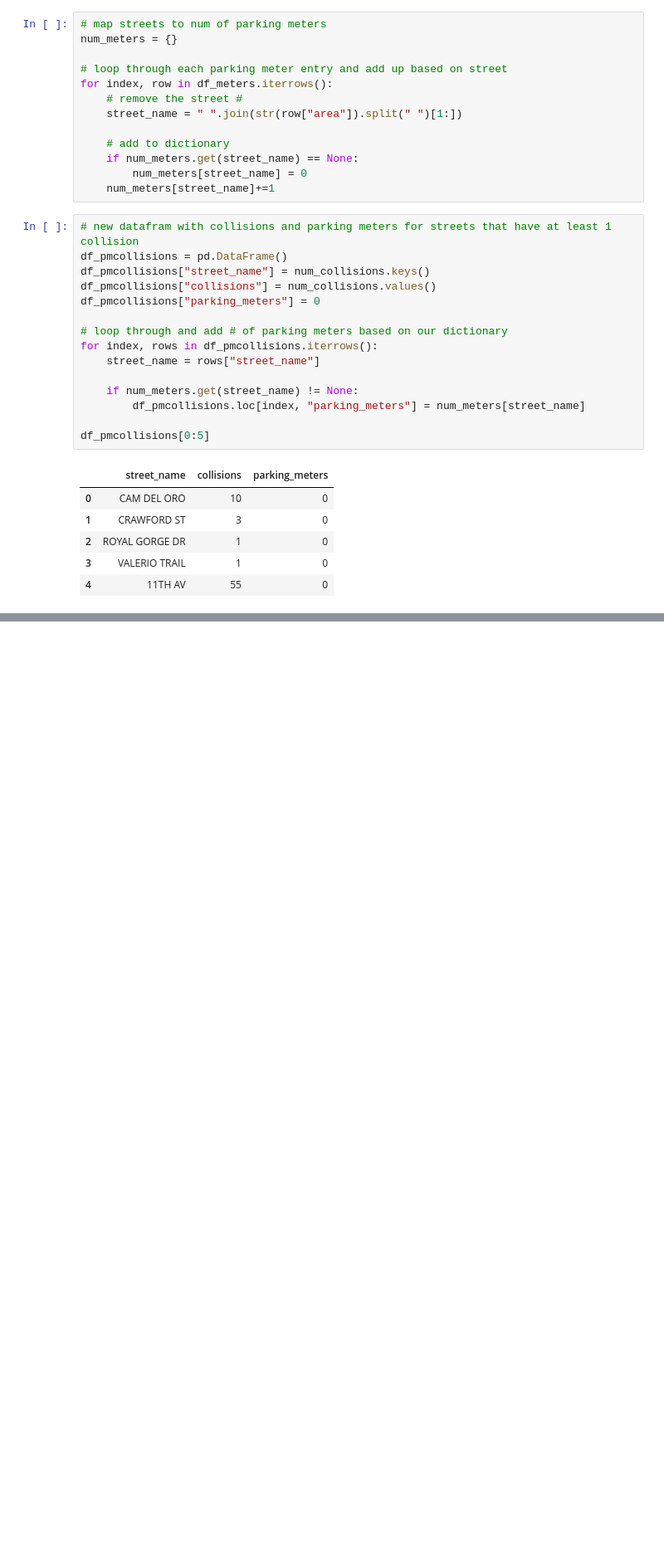
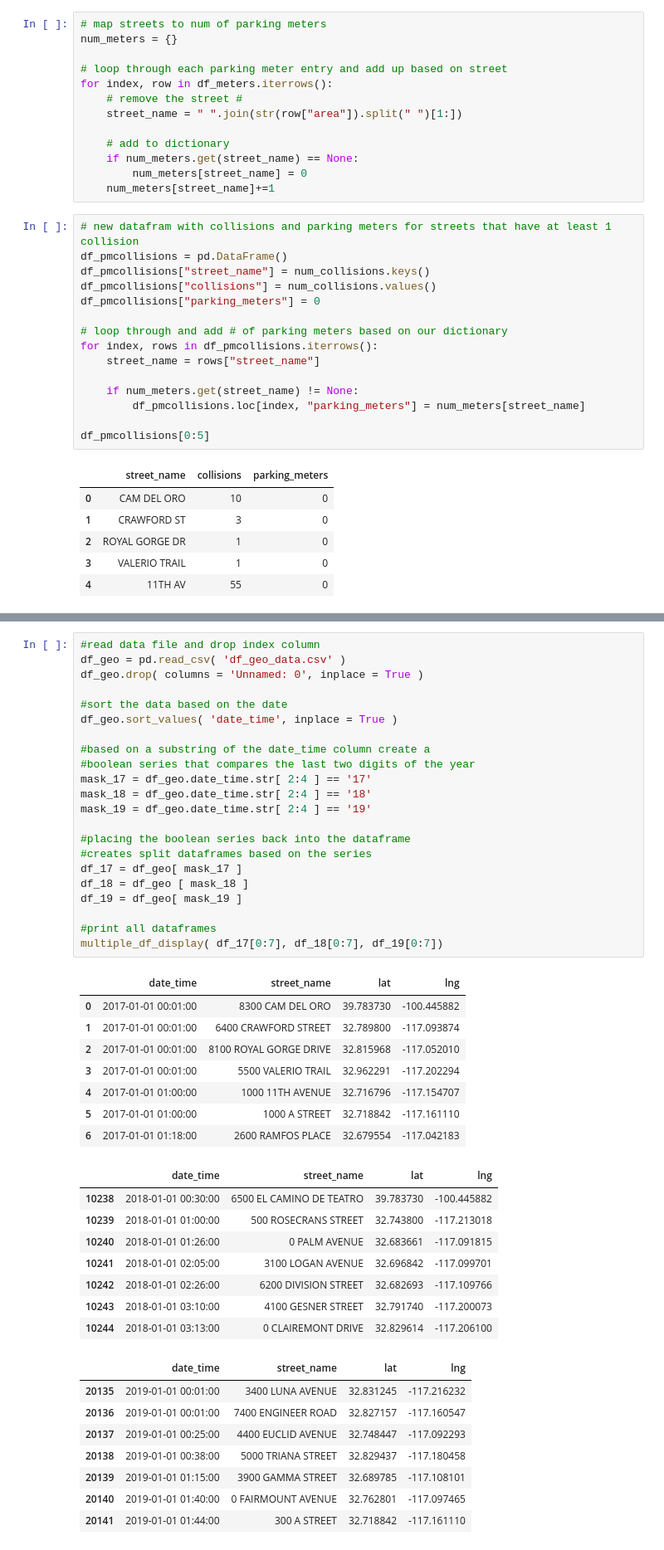
Before and after one commit to rileyfroehlich/COGS-108-Final-Project, a Jupyter notebook: Final_Project.ipynb, the cells around one changed output, grey strips where cells are left out. Shown at 83% size. Drawn from its saved outputs; the diff is of its cells as text; blank space fills up the shorter version.

Commit message:
Separated df_geo_data based on year, updated geocode

```diff
--- a/Final_Project.ipynb
+++ b/Final_Project.ipynb
@@ -488 +518,48 @@ Text(0.5,0,'Number of Parking Meters')
 [figure]
+# %%
+#read data file and drop index column
+df_geo = pd.read_csv( 'df_geo_data.csv' )
+df_geo.drop( columns = 'Unnamed: 0', inplace = True )
+
+#sort the data based on the date
+df_geo.sort_values( 'date_time', inplace = True )
+
+#based on a substring of the date_time column create a
+#boolean series that compares the last two digits of the year
+mask_17 = df_geo.date_time.str[ 2:4 ] == '17'
+mask_18 = df_geo.date_time.str[ 2:4 ] == '18'
+mask_19 = df_geo.date_time.str[ 2:4 ] == '19'
+
+#placing the boolean series back into the dataframe
+#creates split dataframes based on the series
+df_17 = df_geo[ mask_17 ]
+df_18 = df_geo [ mask_18 ]
+df_19 = df_geo[ mask_19 ]
+
+#print all dataframes
+multiple_df_display( df_17[0:7], df_18[0:7], df_19[0:7])
+# %% [output]
+|  | date_time | street_name | lat | lng |
+| 0 | 2017-01-01 00:01:00 | 8300 CAM DEL ORO | 39.783730 | -100.445882 |
+| 1 | 2017-01-01 00:01:00 | 6400 CRAWFORD STREET | 32.789800 | -117.093874 |
+| 2 | 2017-01-01 00:01:00 | 8100 ROYAL GORGE DRIVE | 32.815968 | -117.052010 |
+| 3 | 2017-01-01 00:01:00 | 5500 VALERIO TRAIL | 32.962291 | -117.202294 |
+| 4 | 2017-01-01 01:00:00 | 1000 11TH AVENUE | 32.716796 | -117.154707 |
+| 5 | 2017-01-01 01:00:00 | 1000 A STREET | 32.718842 | -117.161110 |
+| 6 | 2017-01-01 01:18:00 | 2600 RAMFOS PLACE | 32.679554 | -117.042183 |
+|  | date_time | street_name | lat | lng |
+| 10238 | 2018-01-01 00:30:00 | 6500 EL CAMINO DE TEATRO | 39.783730 | -100.445882 |
+| 10239 | 2018-01-01 01:00:00 | 500 ROSECRANS STREET | 32.743800 | -117.213018 |
+| 10240 | 2018-01-01 01:26:00 | 0 PALM AVENUE | 32.683661 | -117.091815 |
+| 10241 | 2018-01-01 02:05:00 | 3100 LOGAN AVENUE | 32.696842 | -117.099701 |
+| 10242 | 2018-01-01 02:26:00 | 6200 DIVISION STREET | 32.682693 | -117.109766 |
+| 10243 | 2018-01-01 03:10:00 | 4100 GESNER STREET | 32.791740 | -117.200073 |
+| 10244 | 2018-01-01 03:13:00 | 0 CLAIREMONT DRIVE | 32.829614 | -117.206100 |
+|  | date_time | street_name | lat | lng |
+| 20135 | 2019-01-01 00:01:00 | 3400 LUNA AVENUE | 32.831245 | -117.216232 |
+| 20136 | 2019-01-01 00:01:00 | 7400 ENGINEER ROAD | 32.827157 | -117.160547 |
+| 20137 | 2019-01-01 00:25:00 | 4400 EUCLID AVENUE | 32.748447 | -117.092293 |
+| 20138 | 2019-01-01 00:38:00 | 5000 TRIANA STREET | 32.829437 | -117.180458 |
+| 20139 | 2019-01-01 01:15:00 | 3900 GAMMA STREET | 32.689785 | -117.108101 |
+| 20140 | 2019-01-01 01:40:00 | 0 FAIRMOUNT AVENUE | 32.762801 | -117.097465 |
+| 20141 | 2019-01-01 01:44:00 | 300 A STREET | 32.718842 | -117.161110 |
```
Also changed, not shown: parts of 4 cells of this notebook.
